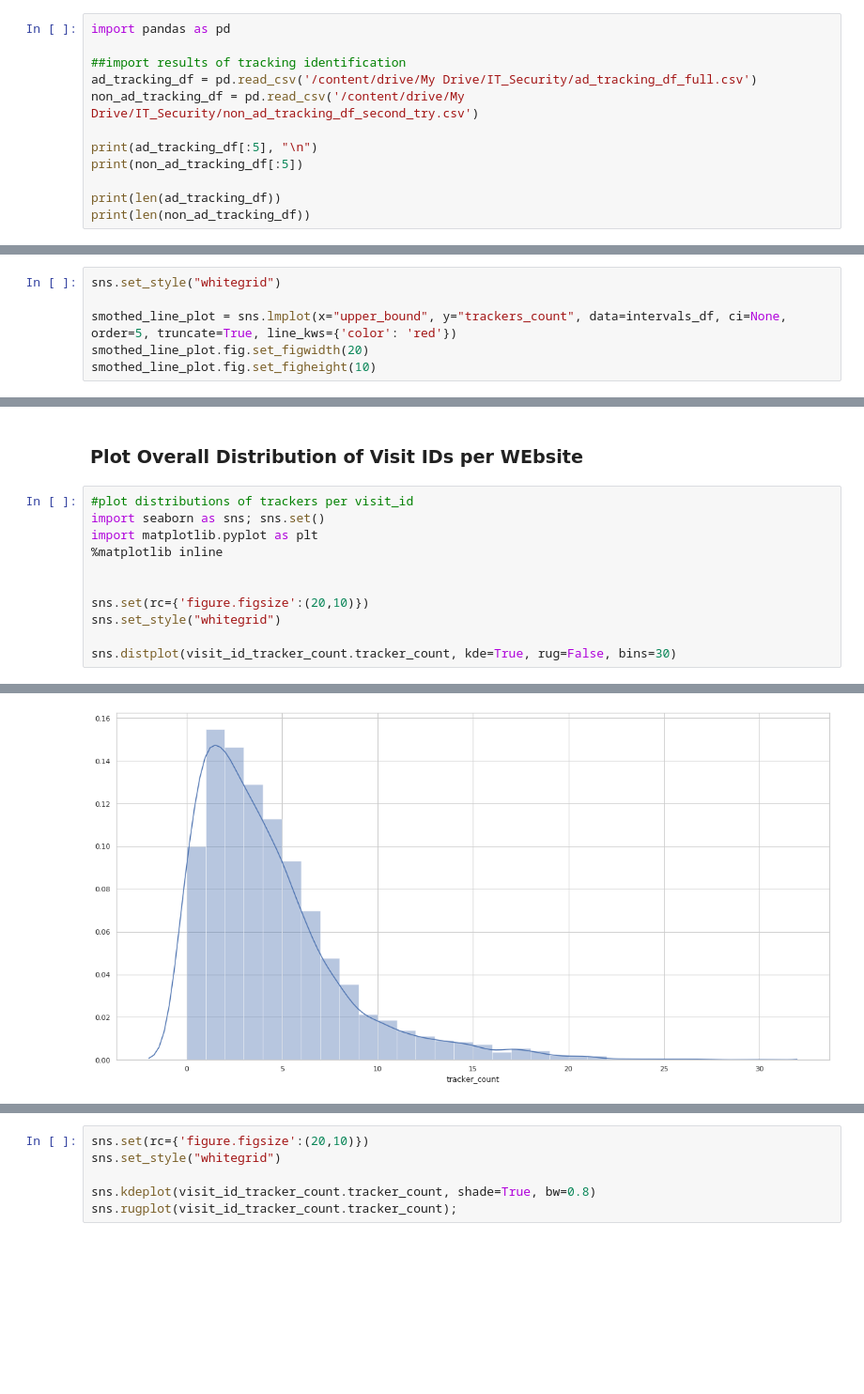
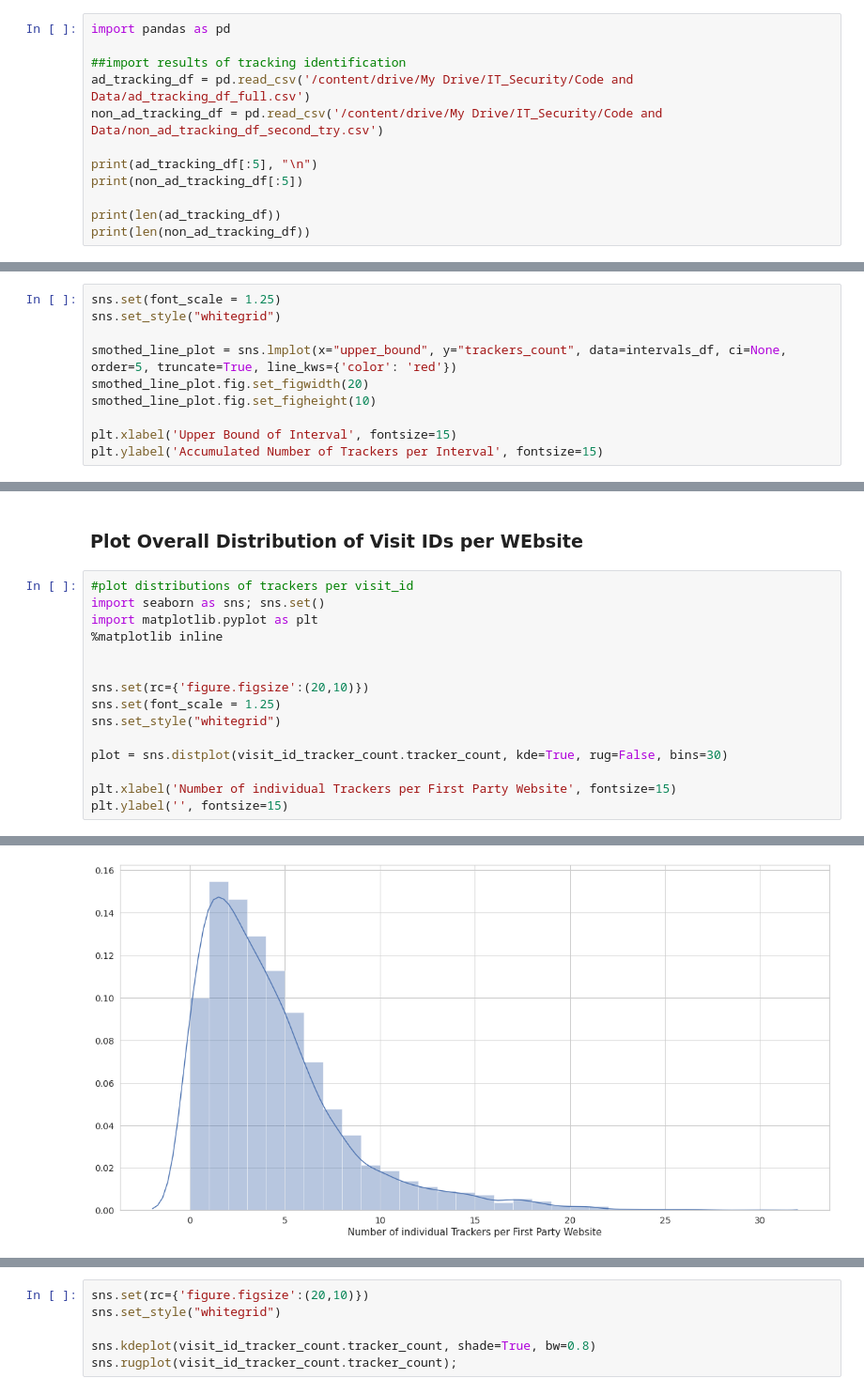
Before and after one commit to tim-p95/web_tracking_analysis, a Jupyter notebook: 05_analysis_http_request_tracking_distribution.ipynb, the cells around one changed output, grey strips where cells are left out. Shown: that part at 94% size. Saved outputs shown, nothing was run; the diff lists cells and outputs as text; blank space fills up the shorter version.

```diff
--- a/05_analysis_http_request_tracking_distribution.ipynb
+++ b/05_analysis_http_request_tracking_distribution.ipynb
@@ -14,8 +14,8 @@ Drive already mounted at /content/drive; to attempt to forcibly remount, call dr
 import pandas as pd
 
 ##import results of tracking identification
-ad_tracking_df = pd.read_csv('/content/drive/My Drive/IT_Security/ad_tracking_df_full.csv')
-non_ad_tracking_df = pd.read_csv('/content/drive/My Drive/IT_Security/non_ad_tracking_df_second_try.csv')
+ad_tracking_df = pd.read_csv('/content/drive/My Drive/IT_Security/Code and Data/ad_tracking_df_full.csv')
+non_ad_tracking_df = pd.read_csv('/content/drive/My Drive/IT_Security/Code and Data/non_ad_tracking_df_second_try.csv')
 
 print(ad_tracking_df[:5], "\n")
 print(non_ad_tracking_df[:5])
@@ -322,9 +322,13 @@ ax = sns.scatterplot(x="upper_bound", y="trackers_count", data=intervals_df)
 # %% [markdown]
 ### Scatter Plot with Fitted Curve
 # %%
+sns.set(font_scale = 1.25)
 sns.set_style("whitegrid")
 
 smothed_line_plot = sns.lmplot(x="upper_bound", y="trackers_count", data=intervals_df, ci=None, order=5, truncate=True, line_kws={'color': 'red'})
 smothed_line_plot.fig.set_figwidth(20)
 smothed_line_plot.fig.set_figheight(10)
+
+plt.xlabel('Upper Bound of Interval', fontsize=15)
+plt.ylabel('Accumulated Number of Trackers per Interval', fontsize=15)
 # %% [output]
@@ -381,7 +389,11 @@ import matplotlib.pyplot as plt
 
 
 sns.set(rc={'figure.figsize':(20,10)})
+sns.set(font_scale = 1.25)
 sns.set_style("whitegrid")
 
-sns.distplot(visit_id_tracker_count.tracker_count, kde=True, rug=False, bins=30)
+plot = sns.distplot(visit_id_tracker_count.tracker_count, kde=True, rug=False, bins=30)
+
+plt.xlabel('Number of individual Trackers per First Party Website', fontsize=15)
+plt.ylabel('', fontsize=15)
 # %% [output]
@@ -389 +401 @@ sns.distplot(visit_id_tracker_count.tracker_count, kde=True, rug=False, bins=30)
-[figure, old version]
+[figure, new version]
```
Also changed, not shown: parts of 8 cells of this notebook.
